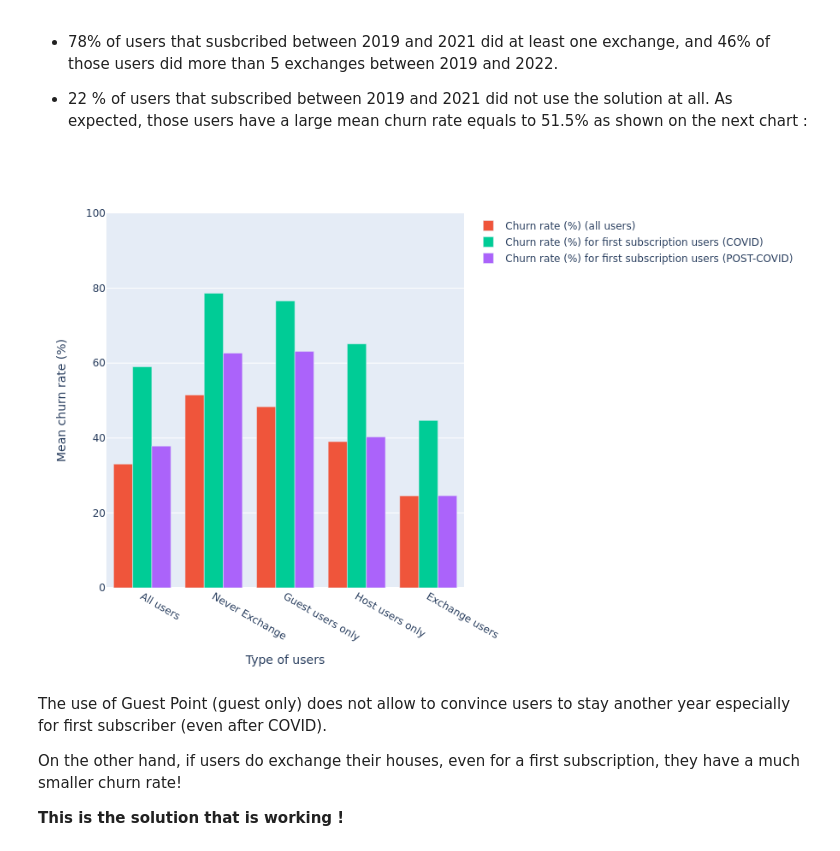
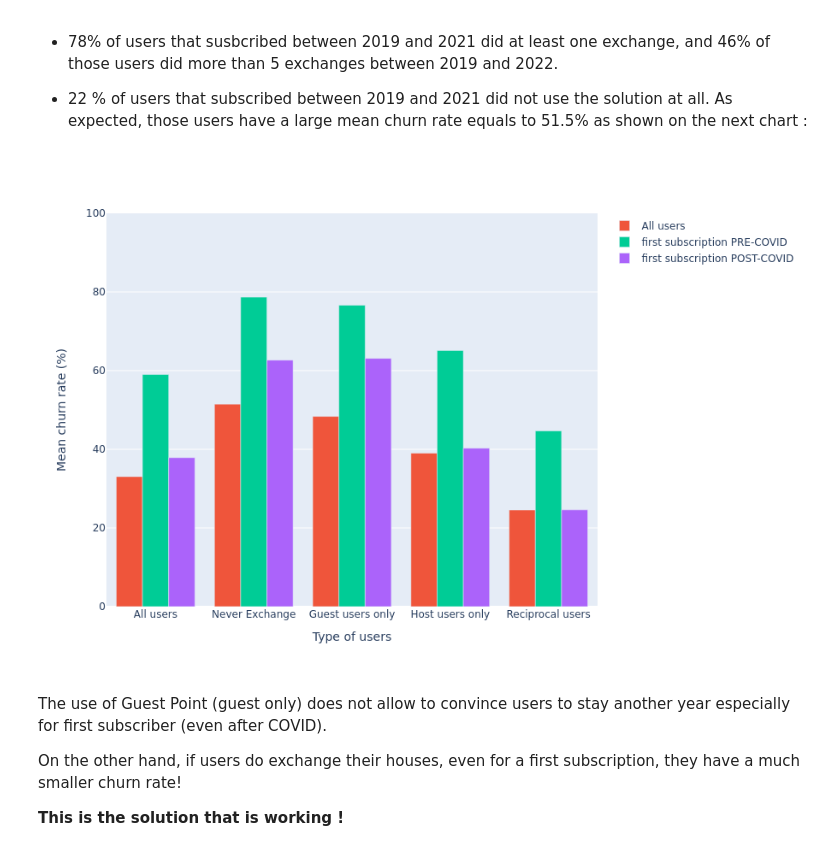
Before and after one commit to ctherreau/HomeExchange, a Jupyter notebook: notebook/AnalysisChurn_statics.ipynb, the cells around one changed output. Cells and saved outputs as stored; diff of their text form; code cells hidden in the pictures.

```diff
--- a/notebook/AnalysisChurn_statics.ipynb
+++ b/notebook/AnalysisChurn_statics.ipynb
@@ -919,7 +923,7 @@ bar_df = pd.DataFrame(dict({'status':['All users',
                                       'Never Exchange',
                                       'Guest users only',
                                       'Host users only',
-                                      'Exchange users'],
+                                      'Reciprocal users'],
                             'value':[round(np.average(df_subscriber.mean_churn_rate,
                                                       weights=df_subscriber.nb_of_inscription)*100,2),
                                      round(np.average(df_subscriber_none.mean_churn_rate,
@@ -931,7 +935,7 @@ bar_df = pd.DataFrame(dict({'status':['All users',
                                      round(np.average(df_subscriber_both.mean_churn_rate,
                                                       weights=df_subscriber_both.nb_of_inscription)*100,2)]}))
 
-fig.add_bar(x=bar_df['status'], y=bar_df['value'], name='Churn rate (%) (all users)')
+fig.add_bar(x=bar_df['status'], y=bar_df['value'], name='All users')
 
 
 
@@ -940,7 +944,7 @@ bar_df = pd.DataFrame(dict({'status':['All users',
                                       'Never Exchange',
                                       'Guest users only',
                                       'Host users only',
-                                      'Exchange users'],
+                                      'Reciprocal users'],
                             'value':[np.average(df_subscriber_first_covid.mean_churn_rate,
                                                 weights=df_subscriber_first_covid.nb_of_inscription)*100,
                                      np.average(df_subscriber_first_none_covid.mean_churn_rate,
@@ -958,7 +962,7 @@ bar_df = pd.DataFrame(dict({'status':['All users',
                                         len(df_subscriber_first_only_host_covid),
                                         len(df_subscriber_first_both_covid)]}))
 
-fig.add_bar(x=bar_df['status'], y=bar_df['value'], name='Churn rate (%) for first subscription users (COVID)')
+fig.add_bar(x=bar_df['status'], y=bar_df['value'], name='first subscription PRE-COVID')
 # fig.add_traces(go.Scatter(x=bar_df['status'], y=bar_df['value'], line_color='rgba(0, 152, 0, .8)',
 #                           mode = 'lines',name='# of first subscription (COVID)'))
 
@@ -968,36 +972,36 @@ fig.add_bar(x=bar_df['status'], y=bar_df['value'], name='Churn rate (%) for firs
 # if first inscription après covid
 bar_df = pd.DataFrame(dict({'status':['All users',
                                       'Never Exchange',
                                       'Guest users only',
                                       'Host users only',
-                                      'Exchange users'],
+                                      'Reciprocal users'],
                             'value':[np.average(df_subscriber_first_postcovid.mean_churn_rate,
                                                 weights=df_subscriber_first_postcovid.nb_of_inscription)*100,
                                      np.average(df_subscriber_first_none_postcovid.mean_churn_rate,
                                                 weights=df_subscriber_first_none_postcovid.nb_of_inscription)*100,
                                      np.average(df_subscriber_first_only_guest_postcovid.mean_churn_rate,
                                                 weights=df_subscriber_first_only_guest_postcovid.nb_of_inscription)*100,
                                      np.average(df_subscriber_first_only_host_postcovid.mean_churn_rate,
                                                 weights=df_subscriber_first_only_host_postcovid.nb_of_inscription)*100,
                                      np.average(df_subscriber_first_both_postcovid.mean_churn_rate,
                                                 weights=df_subscriber_first_both_postcovid.nb_of_inscription)*100
                                     ],
                            'data_size':[len(df_subscriber_first_postcovid),
                                         len(df_subscriber_first_none_postcovid),
                                         len(df_subscriber_first_only_guest_postcovid),
                                         len(df_subscriber_first_only_host_postcovid),
                                         len(df_subscriber_first_both_postcovid)]}))
 
-fig.add_bar(x=bar_df['status'], y=bar_df['value'], name='Churn rate (%) for first subscription users (POST-COVID)')
+fig.add_bar(x=bar_df['status'], y=bar_df['value'], name='first subscription POST-COVID')
 #fig.add_traces(go.Scatter(x=bar_df['status'],
 #                          y=bar_df['value'], mode = 'lines', line_color='rgba(152, 0, 0, .8)',
 #                          name='# of first subscription (POSTCOVID)'))
 
 fig.update_yaxes(title_text="Mean churn rate (%)")
 fig.update_xaxes(title_text="Type of users")
 fig.show()
 # %% [output]
-[figure, old version]
+[figure, new version]
 # %% [markdown]
 The use of Guest Point (guest only) does not allow to convince users to stay another year especially for first subscriber (even after COVID).
 
```
Also changed, not shown: parts of 10 cells of this notebook, 3 other files.
